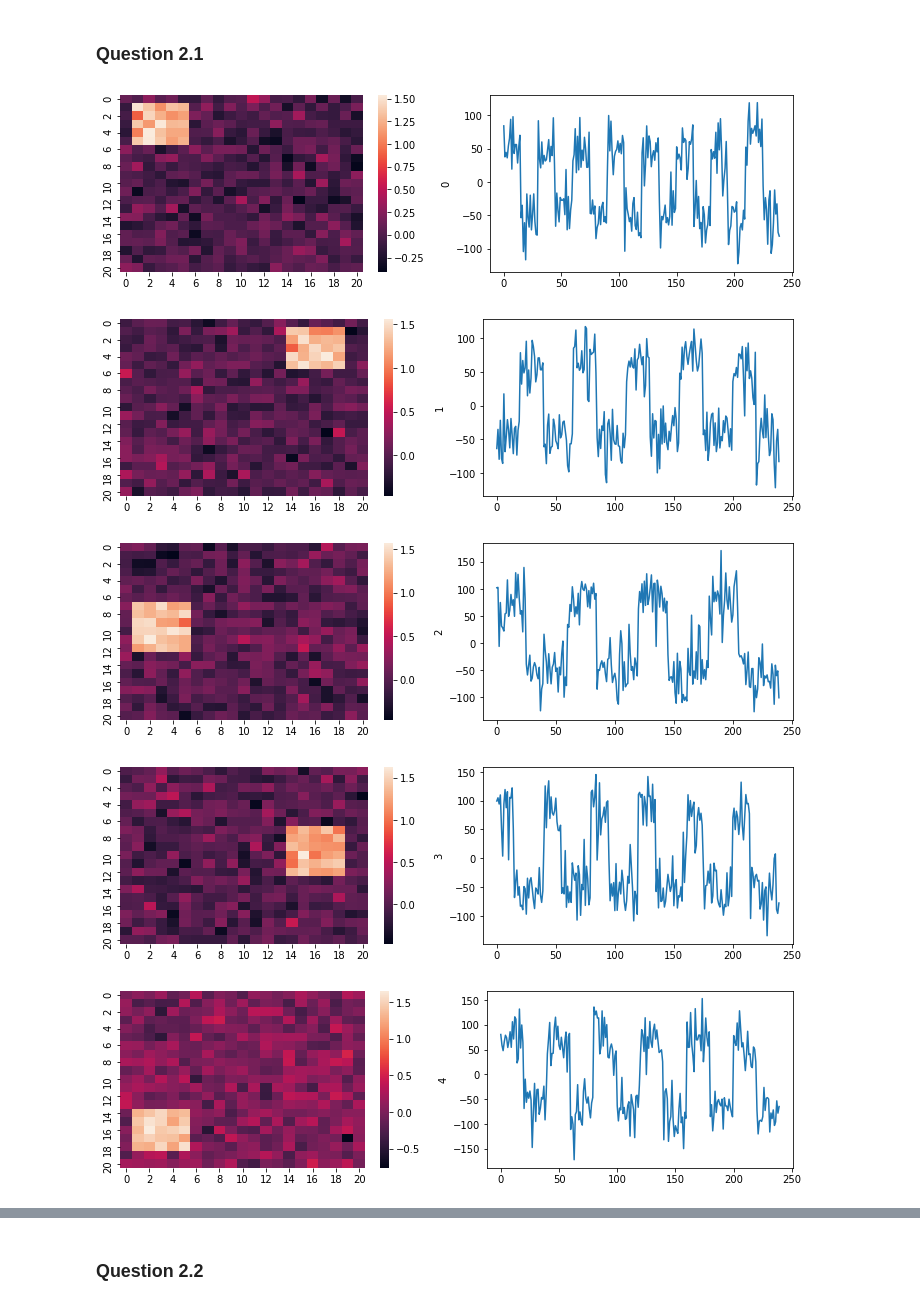
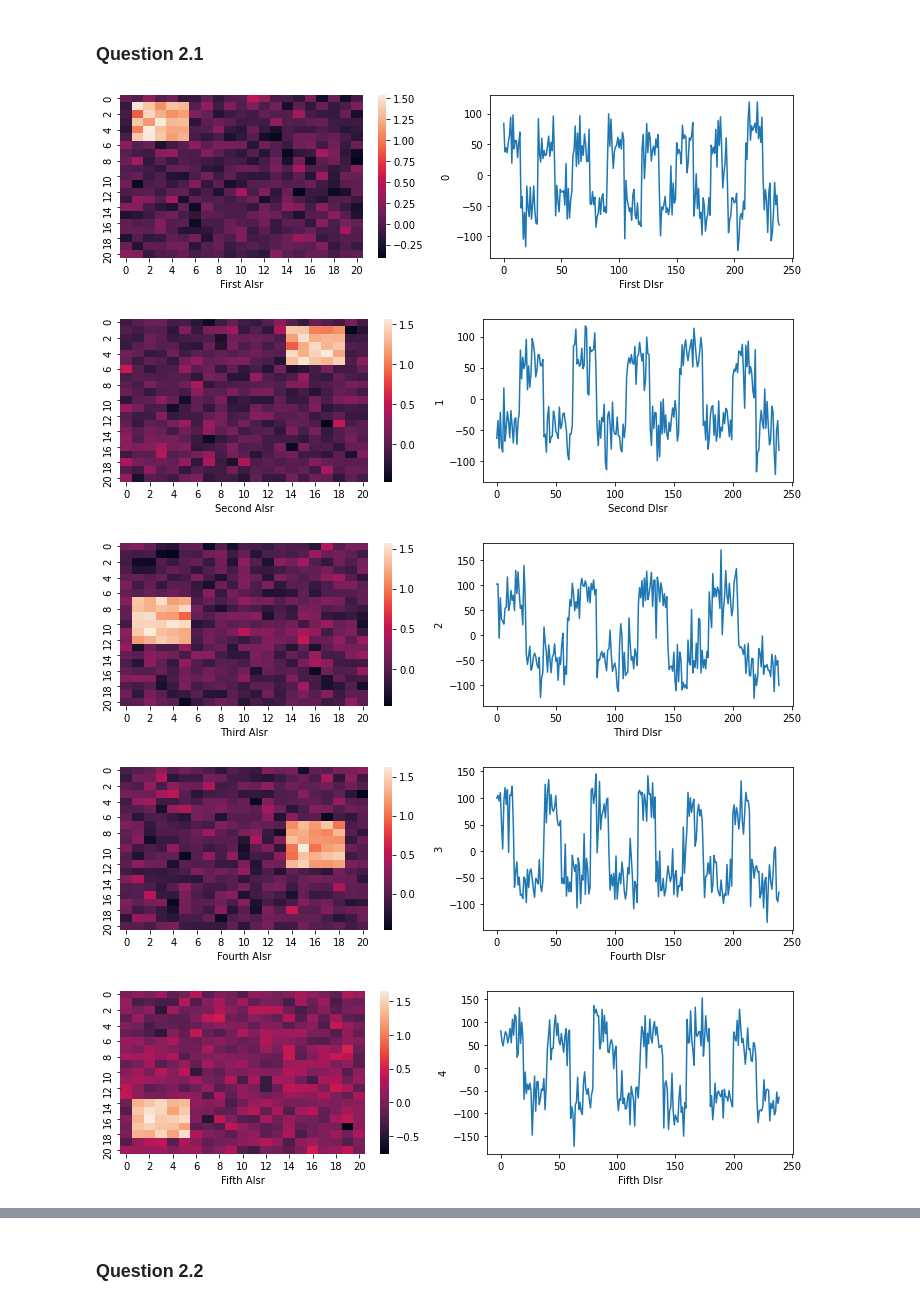
Before and after one commit to YourTeacher23/MAST30034-Assignment1, a Jupyter notebook: Notebook1.ipynb, the cells around one changed output, grey strips where cells are left out. Cells and saved outputs as stored; diff of their text form; code cells hidden in the pictures.

Commit message:
Save plots

```diff
--- a/Notebook1.ipynb
+++ b/Notebook1.ipynb
@@ -247,14 +247,17 @@ for row in A_lsr:
 # %%
 dlsr_df = pd.DataFrame(D_lsr)
 for col in range(0, NUM_SOURCE):
     fig, axes = plt.subplots(1, 2, figsize=(10,3))
-    sns.heatmap(data = Alsr[col], ax = axes[0])
-    sns.lineplot(data=dlsr_df[col], ax = axes[1])
+    ax1 = sns.heatmap(data = Alsr[col], ax = axes[0])
+    ax1.set(xlabel=LABEL[col] + ' Alsr')
+    ax2 = sns.lineplot(data=dlsr_df[col], ax = axes[1])
+    ax2.set(xlabel=LABEL[col] + ' Dlsr')
     plt.tight_layout()
+    plt.savefig('../MAST30034-Assignment1/plots/Q2_1-' + str(col+1) + '.png')
     plt.show()
 # %% [output]
-[figure, old version]
+[figure, new version]
-[figure, old version]
+[figure, new version]
-[figure, old version]
+[figure, new version]
-[figure, old version]
+[figure, new version]
-[figure, old version]
+[figure, new version]
```
Also changed, not shown: parts of 4 cells of this notebook, 1 other file.
